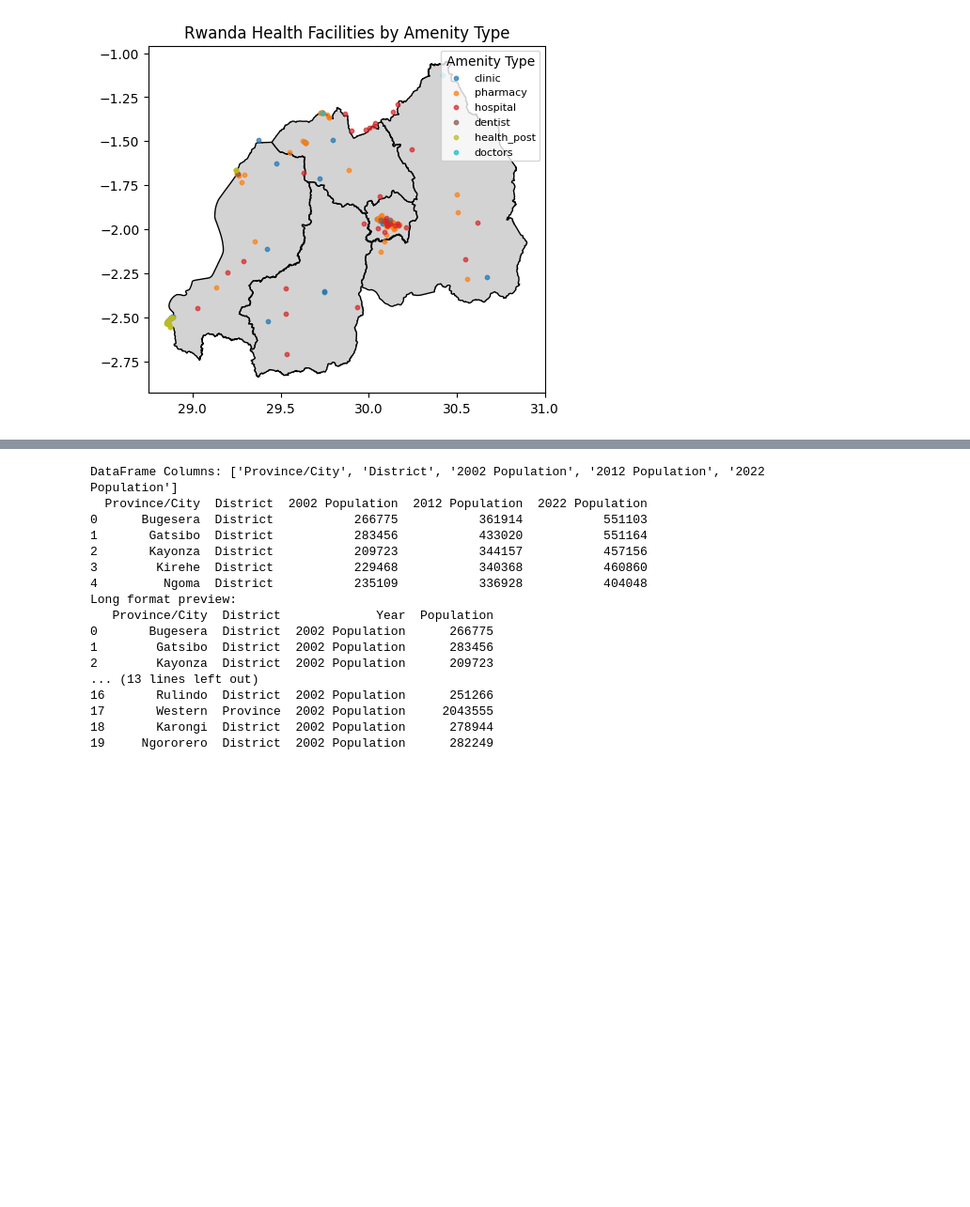
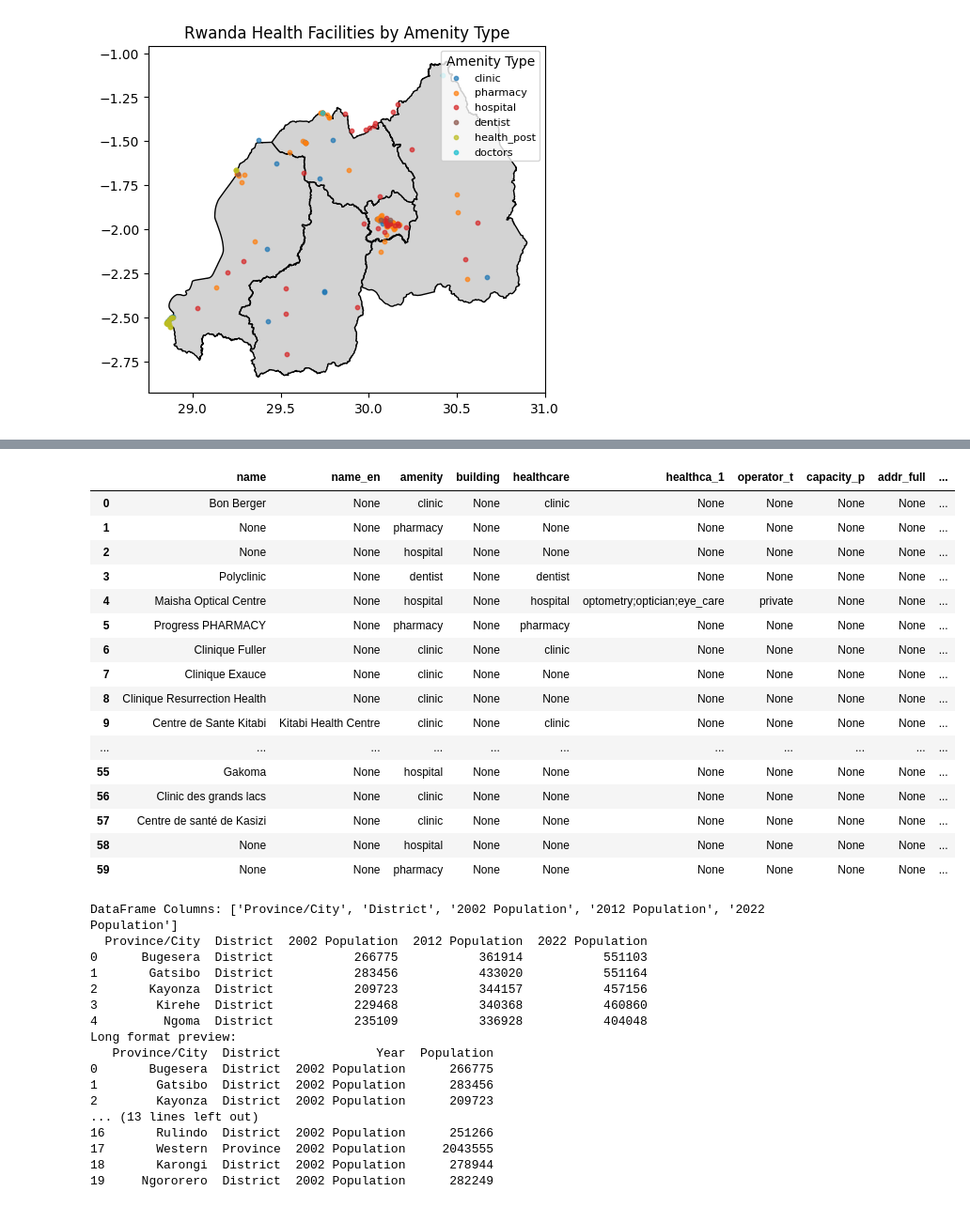
Before and after one commit to FonyaBrandone/MBDA_Research, a Jupyter notebook: dataAnalysis.ipynb, the cells around one changed output, grey strips where cells are left out. Shown at 94% size. Saved outputs shown, nothing was run; the diff lists cells and outputs as text; code cells hidden in the pictures; blank space fills up the shorter version.

```diff
--- a/dataAnalysis.ipynb
+++ b/dataAnalysis.ipynb
@@ -40,3 +72,23 @@ plt.show()
+# %%
+facilities.head(60)
+# %% [output]
+|  | name | name_en | amenity | building | healthcare | healthca_1 | operator_t | capacity_p | addr_full | ... |
+| 0 | Bon Berger | None | clinic | None | clinic | None | None | None | None | ... |
+| 1 | None | None | pharmacy | None | None | None | None | None | None | ... |
+| 2 | None | None | hospital | None | None | None | None | None | None | ... |
+| 3 | Polyclinic | None | dentist | None | dentist | None | None | None | None | ... |
+| 4 | Maisha Optical Centre | None | hospital | None | hospital | optometry;optician;eye_care | private | None | None | ... |
+| 5 | Progress PHARMACY | None | pharmacy | None | pharmacy | None | None | None | None | ... |
+| 6 | Clinique Fuller | None | clinic | None | clinic | None | None | None | None | ... |
+| 7 | Clinique Exauce | None | clinic | None | None | None | None | None | None | ... |
+| 8 | Clinique Resurrection Health | None | clinic | None | None | None | None | None | None | ... |
+| 9 | Centre de Sante Kitabi | Kitabi Health Centre | clinic | None | clinic | None | None | None | None | ... |
+| ... | ... | ... | ... | ... | ... | ... | ... | ... | ... | ... |
+| 55 | Gakoma | None | hospital | None | None | None | None | None | None | ... |
+| 56 | Clinic des grands lacs | None | clinic | None | None | None | None | None | None | ... |
+| 57 | Centre de santé de Kasizi | None | clinic | None | None | None | None | None | None | ... |
+| 58 | None | None | hospital | None | None | None | None | None | None | ... |
+| 59 | None | None | pharmacy | None | None | None | None | None | None | ... |
 # %%
 import pandas as pd
 population_df = pd.read_excel("population_distribution.xlsx")
```
Also changed, not shown: parts of 2 cells of this notebook.
